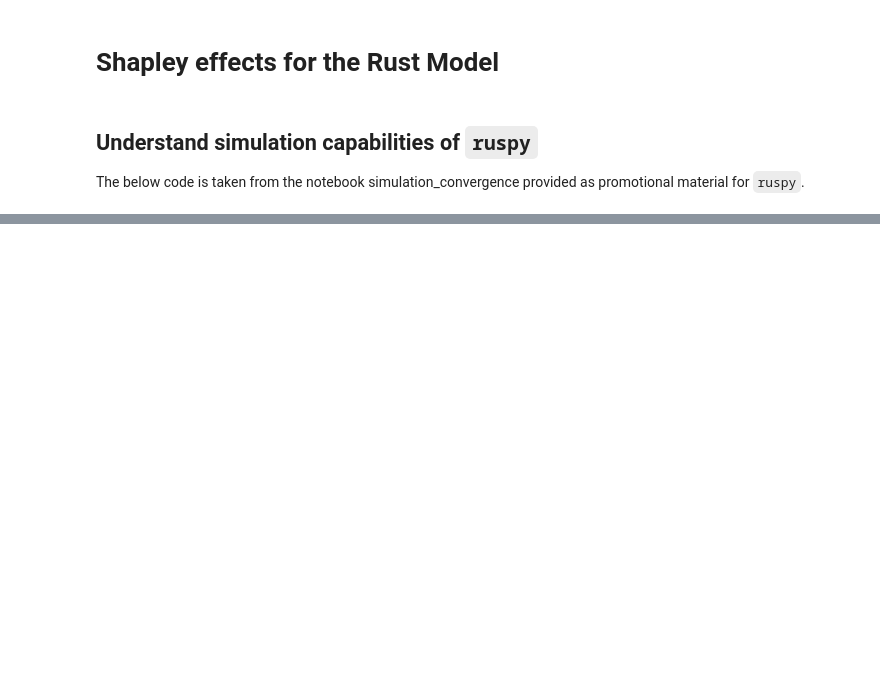
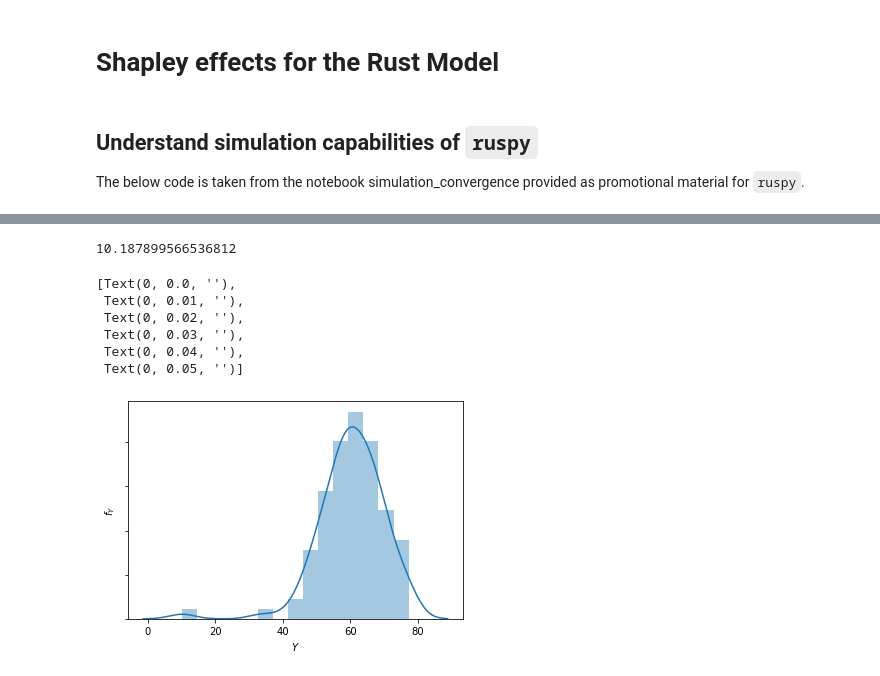
Before and after one commit to bhmueller/thesis, a Jupyter notebook: distribution_structural_parameter_estimates.ipynb, the cells around one changed output, grey strips where cells are left out. Drawn from its saved outputs; the diff is of its cells as text; code cells hidden in the pictures; blank space fills up the shorter version.

```diff
--- a/distribution_structural_parameter_estimates.ipynb
+++ b/distribution_structural_parameter_estimates.ipynb
@@ -121,0 +161,6 @@ sns.displot(parameter_samples, x='RC', y='t_11')
+# %%
+# Fill the inputs array.
+inputs[:,:2] = input_variables[:,:2]
+# At third position insert thrid transition probability.
+inputs[:, 2] = 1 - input_variables[:, 0] - input_variables[:, 1]
+inputs[:, 3:] = input_variables[:, 2:]
@@ -121,0 +169,11 @@ sns.displot(parameter_samples, x='RC', y='t_11')
+# %%
+# Need demand at certain value of RC only.
+demand_dict = {
+    "RC_lower_bound": 4,
+    "RC_upper_bound": 13,
+    "demand_evaluations": 100,
+    "tolerance": 1e-10,
+    "num_periods": num_periods,
+    "num_buses": num_buses,
+}
+demand_params = inputs[0, :]
@@ -121,0 +205,17 @@ sns.displot(parameter_samples, x='RC', y='t_11')
+# %%
+# Need demand at certain value of RC only.
+demand_dict = {
+    "RC_lower_bound": 11.5,
+    "RC_upper_bound": 11.5,
+    "demand_evaluations": 1,
+    "tolerance": 1e-10,
+    "num_periods": num_periods,
+    "num_buses": num_buses,
+}
+# %%
+# Intitialize for loop for calculating implied demand for input samples.
+implied_demand = np.zeros(n_sim_demand)
+for sample in np.arange(n_sim_demand):
+    demand_params = inputs[sample, :]
+    demand = get_demand(init_dict_estimation, demand_dict, demand_params)
+    implied_demand[sample] = demand.iloc[0][0]
@@ -121,0 +245,22 @@ sns.displot(parameter_samples, x='RC', y='t_11')
+# %%
+np.min(implied_demand)
+# %% [output]
+10.187899566536812
+# %%
+fig, ax = plt.subplots()
+
+sns.distplot(implied_demand)
+
+ax.set_xlabel(r"$Y$")
+ax.set_ylabel(r"$f_Y$")
+
+ax.xaxis.set_major_formatter(mpl.ticker.StrMethodFormatter("{x:,.0f}"))
+ax.axes.get_yaxis().set_ticklabels([])
+# %% [output]
+[Text(0, 0.0, ''),
+ Text(0, 0.01, ''),
+ Text(0, 0.02, ''),
+ Text(0, 0.03, ''),
+ Text(0, 0.04, ''),
+ Text(0, 0.05, '')]
+[figure, added]
```
Also changed, not shown: parts of 25 cells of this notebook.
